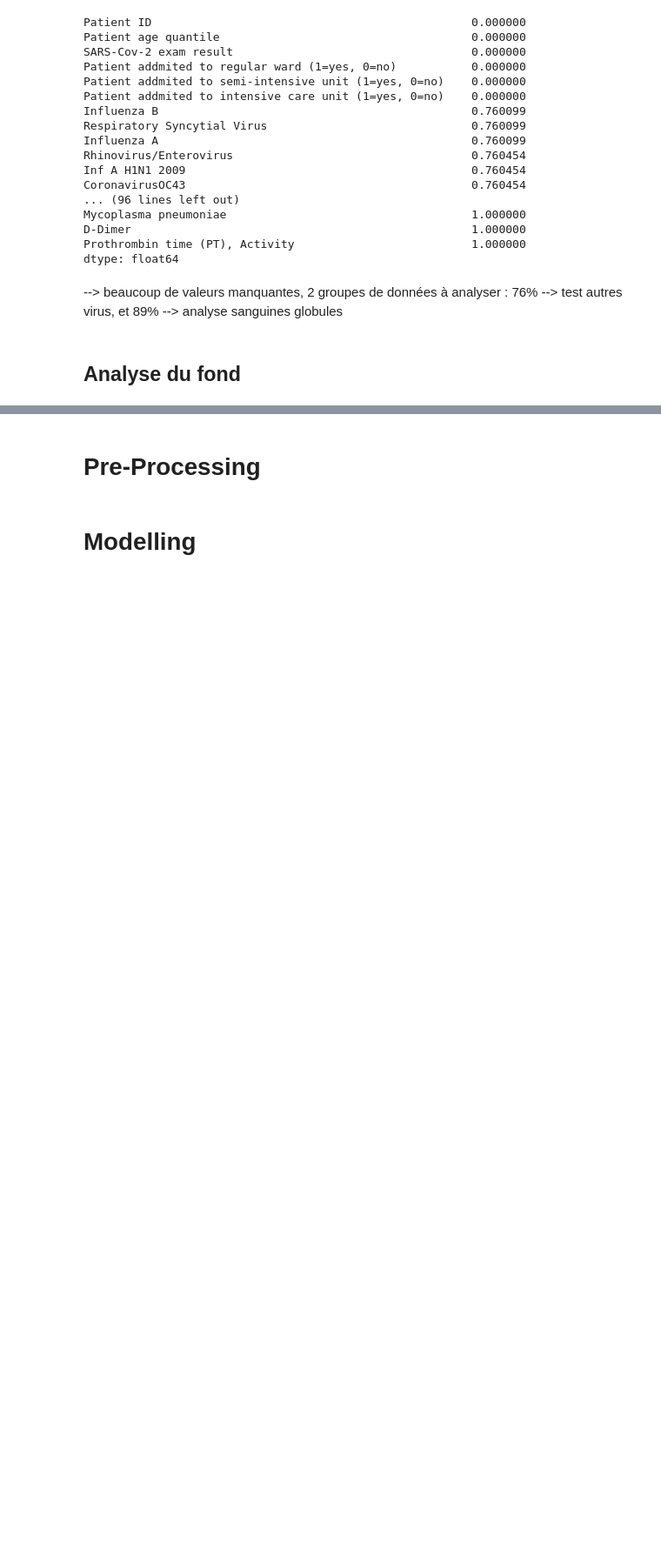
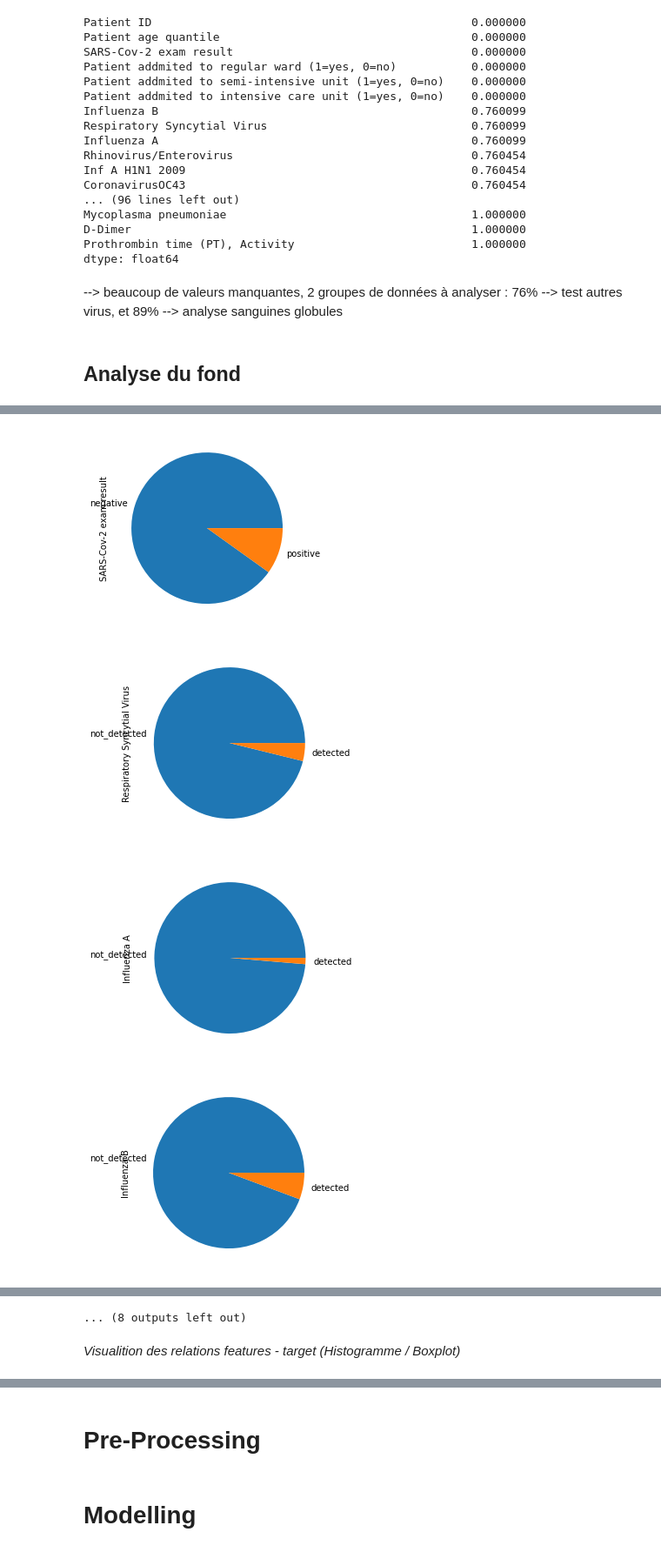
Before and after one commit to TinQk/machine_learnia, a Jupyter notebook: projet_covid19/projet_covid19.ipynb, the cells around one changed output, grey strips where cells are left out. Shown at 87% size. Drawn from its saved outputs; the diff is of its cells as text; code cells hidden in the pictures; blank space fills up the shorter version.

```diff
--- a/projet_covid19/projet_covid19.ipynb
+++ b/projet_covid19/projet_covid19.ipynb
@@ -106,0 +140,4 @@ dtype: float64
+# %%
+# observation des variables qualitatives, ou discrètes "object"
+for col in df.select_dtypes('object'):
+    print(f'{col :-<50} {df[col].unique()}')
@@ -106,0 +165,9 @@ dtype: float64
+# %%
+for col in df.select_dtypes('object'):
+    plt.figure()
+    df[col].value_counts().plot.pie()
+# %% [output]
+[figure, added]
+[figure, added]
+[figure, added]
+[figure, added]
@@ -106,0 +182,3 @@ dtype: float64
+... (8 outputs left out)
+# %% [markdown]
+*Visualition des relations features - target (Histogramme / Boxplot)*
```
Also changed, not shown: parts of 51 cells of this notebook, 1 other file.
